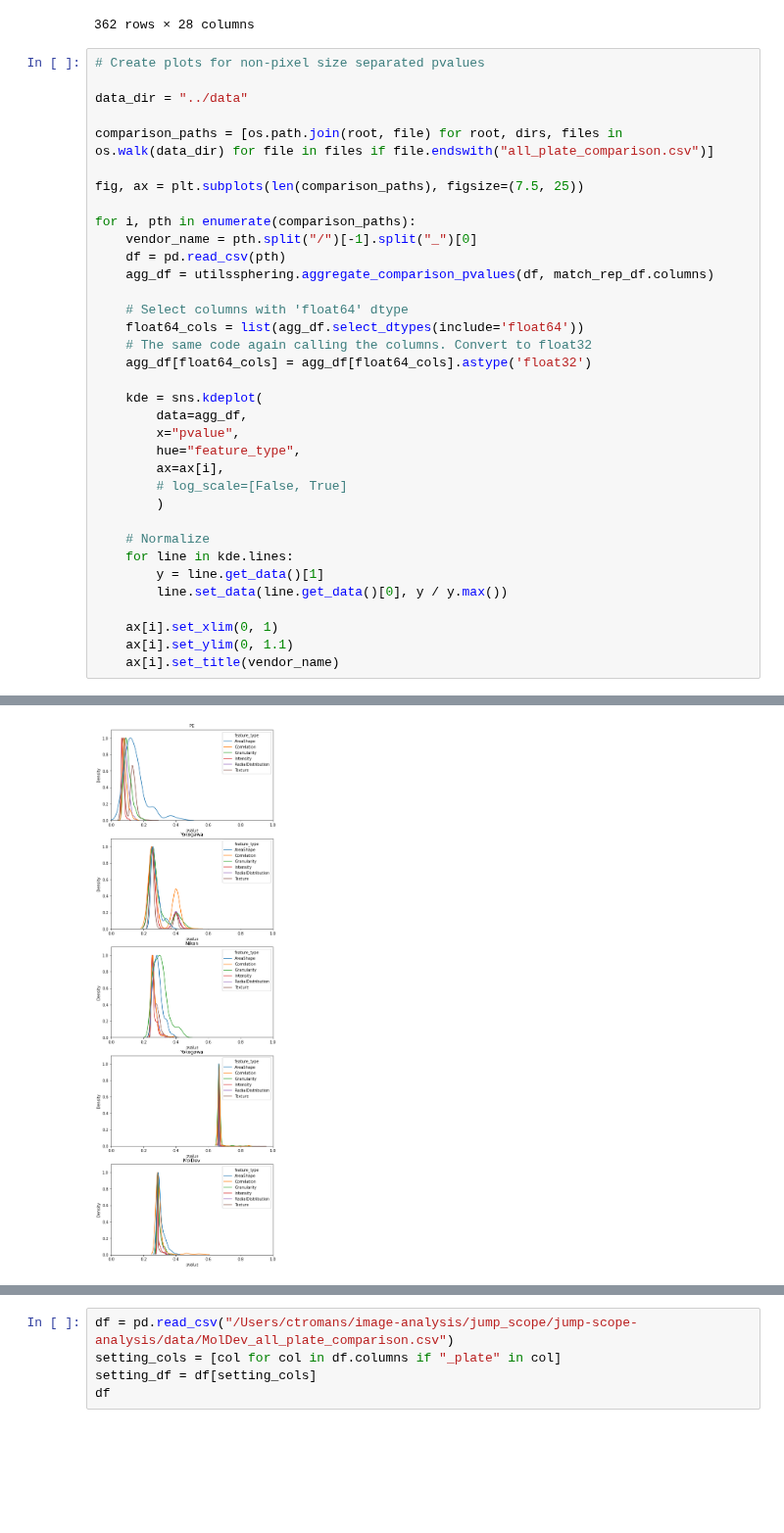
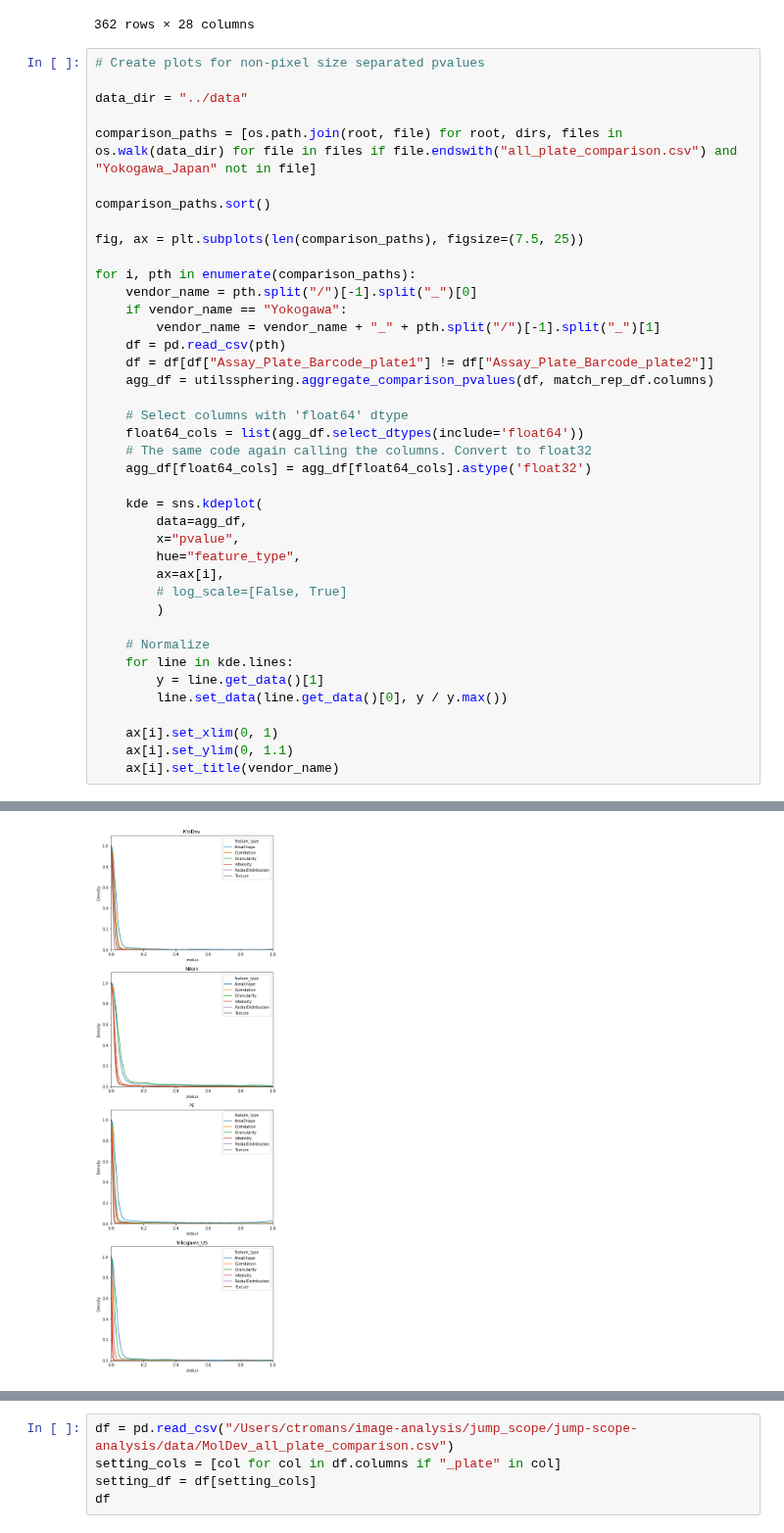
Before and after one commit to jump-cellpainting/jump-scope-analysis, a Jupyter notebook: evalzoo/feature_density.ipynb, the cells around one changed output, grey strips where cells are left out. Shown at 98% size. Cells and saved outputs as stored; diff of their text form; blank space fills up the shorter version.

```diff
--- a/evalzoo/feature_density.ipynb
+++ b/evalzoo/feature_density.ipynb
@@ -28,13 +28,18 @@ match_rep_df
 
 data_dir = "../data"
 
-comparison_paths = [os.path.join(root, file) for root, dirs, files in os.walk(data_dir) for file in files if file.endswith("all_plate_comparison.csv")]
+comparison_paths = [os.path.join(root, file) for root, dirs, files in os.walk(data_dir) for file in files if file.endswith("all_plate_comparison.csv") and "Yokogawa_Japan" not in file]
+
+comparison_paths.sort()
 
 fig, ax = plt.subplots(len(comparison_paths), figsize=(7.5, 25))
 
 for i, pth in enumerate(comparison_paths):
     vendor_name = pth.split("/")[-1].split("_")[0]
+    if vendor_name == "Yokogawa":
+        vendor_name = vendor_name + "_" + pth.split("/")[-1].split("_")[1]
     df = pd.read_csv(pth)
+    df = df[df["Assay_Plate_Barcode_plate1"] != df["Assay_Plate_Barcode_plate2"]]
     agg_df = utilssphering.aggregate_comparison_pvalues(df, match_rep_df.columns)
 
     # Select columns with 'float64' dtype
@@ -62,4 +71,4 @@ for i, pth in enumerate(comparison_paths):
-[figure, old version]
+[figure, new version]
 # %%
 data_dir = "../data"
 
```
Also changed, not shown: parts of 9 cells of this notebook, 1 other file.
